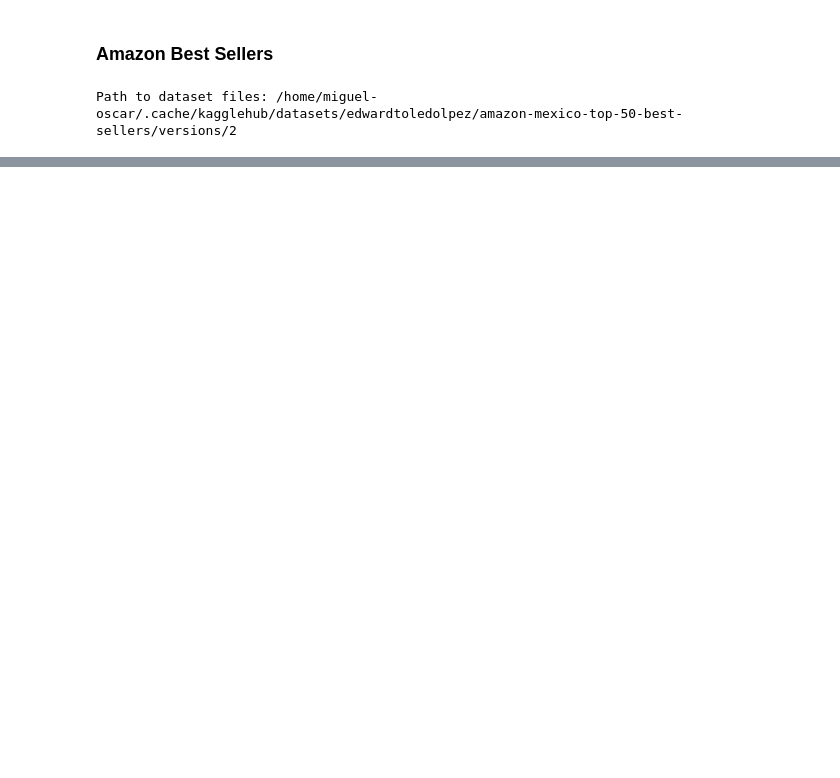
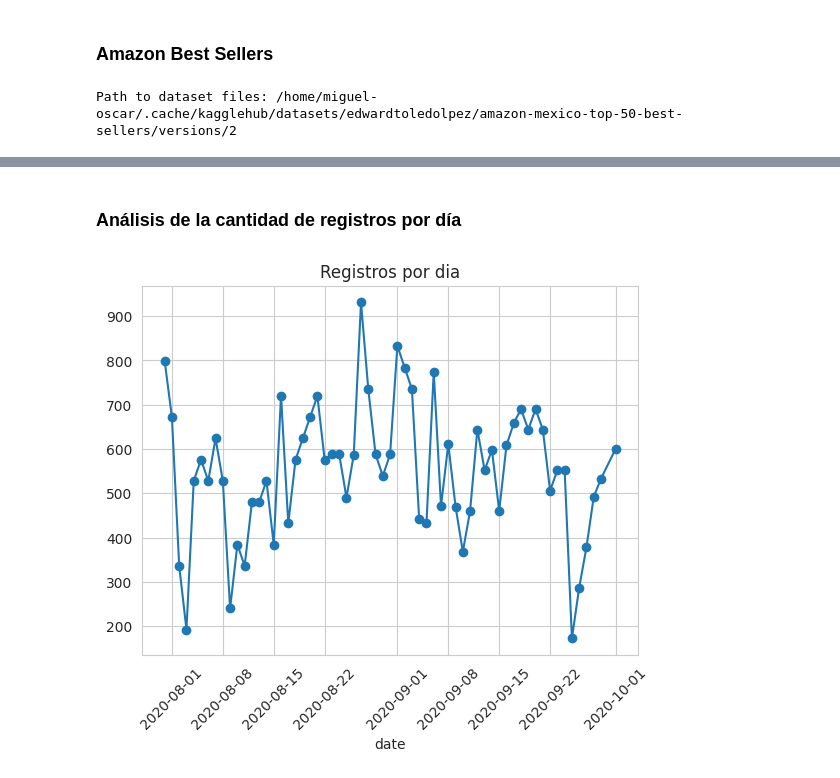
Before and after one commit to MiguelOscar4515/Tarea_2-Maestria, a Jupyter notebook: datasets_amazon.ipynb, the cells around one changed output, grey strips where cells are left out. Saved outputs shown, nothing was run; the diff lists cells and outputs as text; code cells hidden in the pictures; blank space fills up the shorter version.

```diff
--- a/datasets_amazon.ipynb
+++ b/datasets_amazon.ipynb
@@ -76,0 +251,3 @@ df1.head()
+# %%
+#### SE PUEDEN ELIMINAR LAS FILAS CON VALORES NULOS EN LA COLUMNA ANTERIOR PORQUE NO APORTAN INFORMACION RELEVALENTE PARA EL ANALISIS
+mx_devices.dropna(subset=['Product Names'], inplace=True)
@@ -76,0 +276,4 @@ df1.head()
+# %%
+#### SE PUEDEN ELIMINAR LAS FILAS CON VALORES NULOS EN LA COLUMNA ANTERIOR PORQUE NO APORTAN INFORMACION RELEVALENTE PARA EL ANALISIS
+mx_devices.dropna(subset=['Stars'], inplace=True)
+mx_devices.info()
@@ -76,0 +295,6 @@ df1.head()
+# %%
+# Cambiamos los tipos de las columnas 'Rank' y 'Reviews' a INT y el de 'time' a tipo fecha
+# No debe de haber errores porque estas columnas no contienen valores nulos
+mx_devices['time'] = pd.to_datetime(mx_devices['time'], format='%Y-%m-%d %H:%M')
+mx_devices['Rank'] = mx_devices['Rank'].astype(int)
+mx_devices['Reviews'] = mx_devices['Reviews'].astype(int)
@@ -76,0 +329,8 @@ df1.head()
+# %%
+# Se separan las temporalidades de las variables de tiempo y se crean nuevas variables para el análisis.
+mx_devices['hours'] = mx_devices['time'].dt.hour
+mx_devices['date'] = mx_devices['time'].dt.date
+mx_devices['weekday'] = mx_devices['time'].dt.day_name()
+mx_devices['time_hour'] = mx_devices['time'].dt.floor('h')
+
+mx_devices.head()
@@ -76,0 +344,10 @@ df1.head()
+# %% [markdown]
+### Análisis de la cantidad de registros por día
+# %%
+conteos_diarios = mx_devices.groupby('date').size()
+
+conteos_diarios.plot(kind='line', marker='o', title='Registros por dia')
+plt.xticks(rotation=45)
+plt.show()
+# %% [output]
+[figure, added]
```
Also changed, not shown: parts of 33 cells of this notebook, 2 other files.
